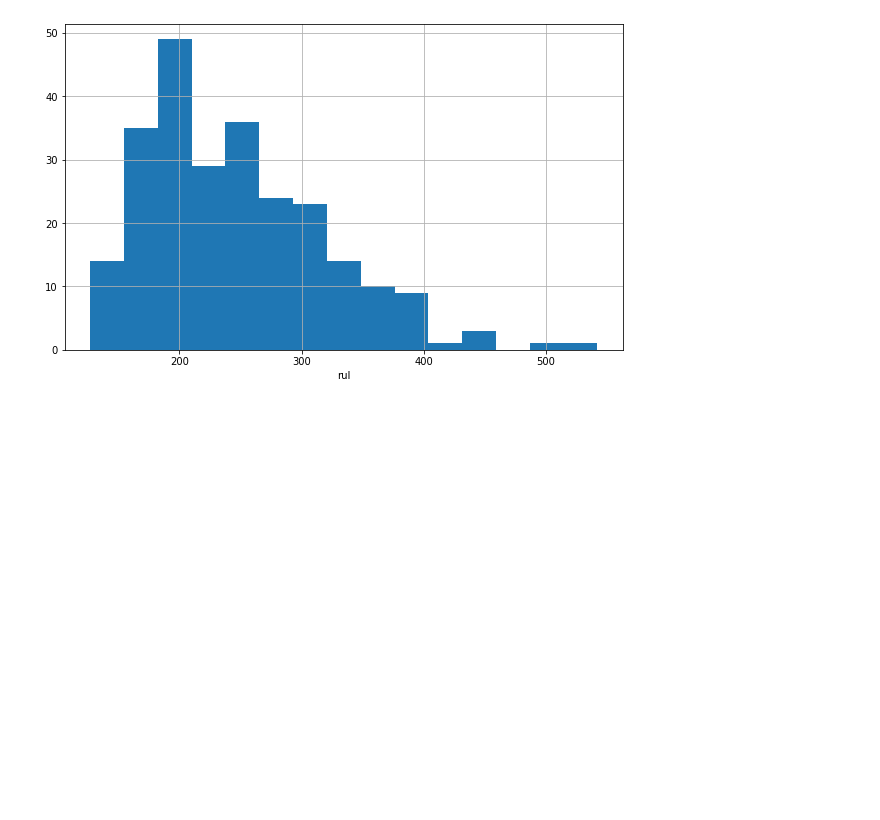
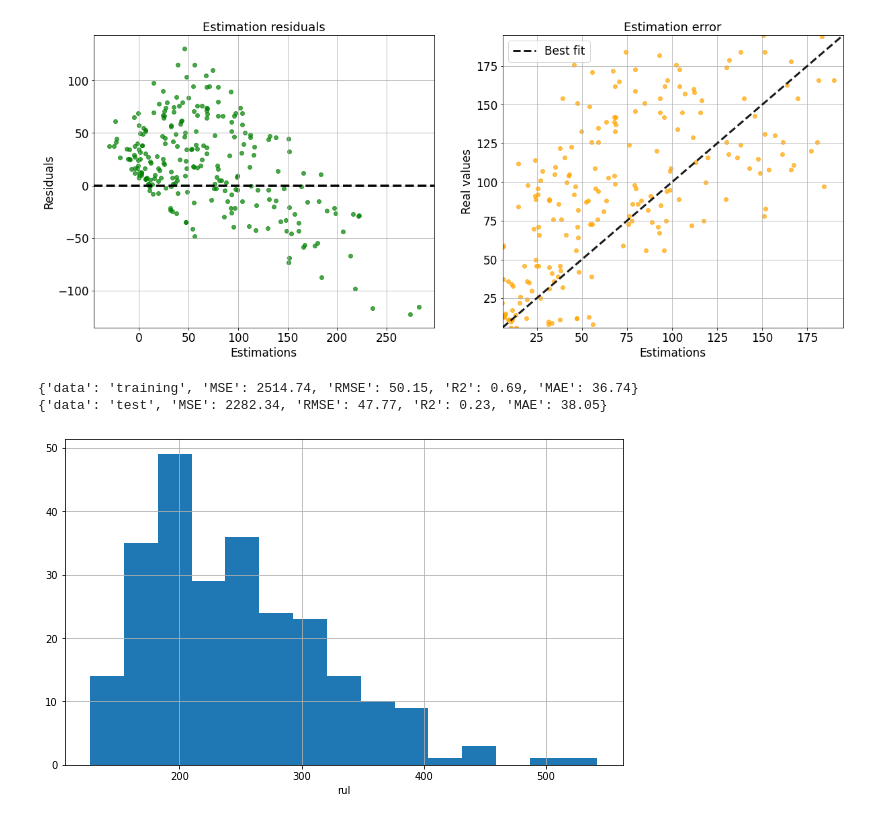
Before and after one commit to TomislavZupanovic/AWSBlackBelt-Capstone, a Jupyter notebook: EDA_notebooks/initial_phase.ipynb, the cells around one changed output. Saved outputs shown, nothing was run; the diff lists cells and outputs as text; code cells hidden in the pictures; blank space fills up the shorter version.

```diff
--- a/EDA_notebooks/initial_phase.ipynb
+++ b/EDA_notebooks/initial_phase.ipynb
@@ -299,3 +353,9 @@ x_train, y_train, x_test, y_test = define_ml_dataset(data, test_data, test_targe
+# %%
+train_metrics, test_metrics = evaluate_model(best_model, x_train, y_train, x_test, y_test)
+# %% [output]
+[figure, added]
+{'data': 'training', 'MSE': 2514.74, 'RMSE': 50.15, 'R2': 0.69, 'MAE': 36.74}
+{'data': 'test', 'MSE': 2282.34, 'RMSE': 47.77, 'R2': 0.23, 'MAE': 38.05}
 # %%
 plot_histogram(data, 'rul')
 # %% [output]
```
Also changed, not shown: parts of 9 cells of this notebook, 1 other file.
